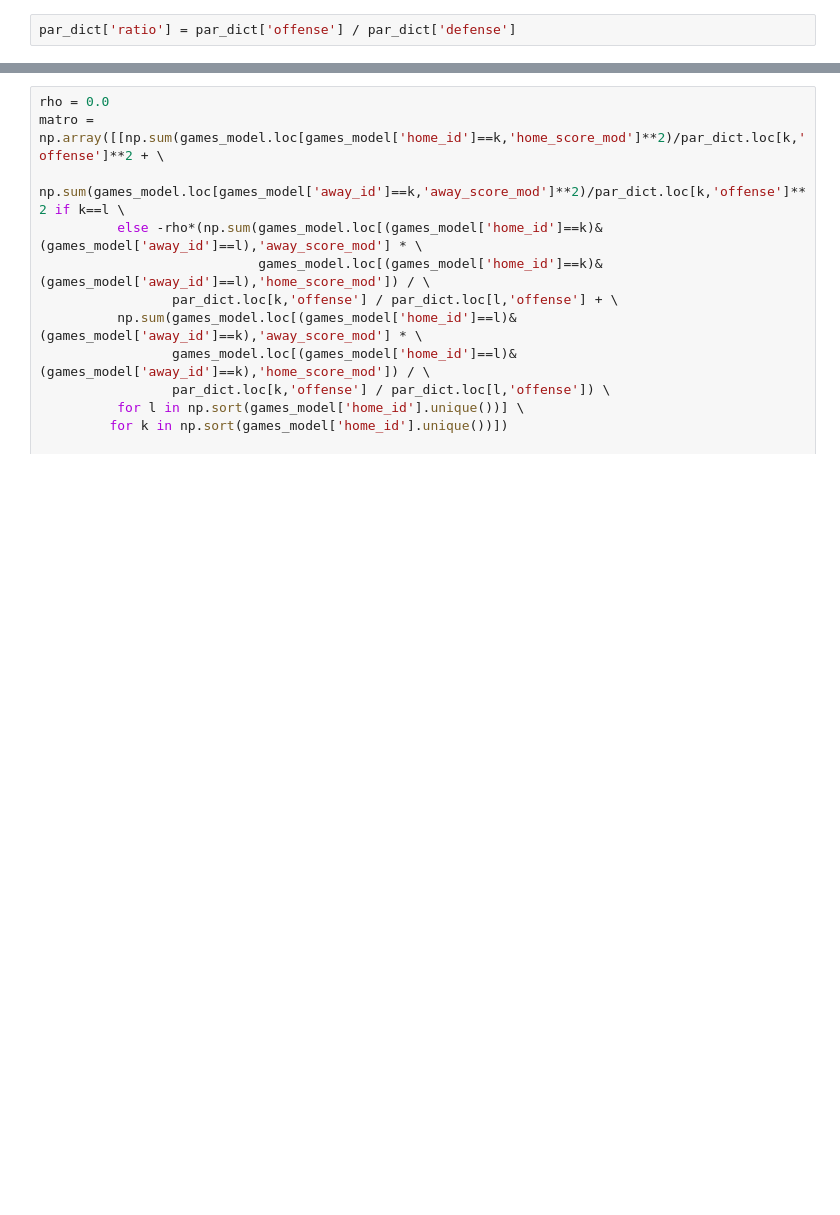
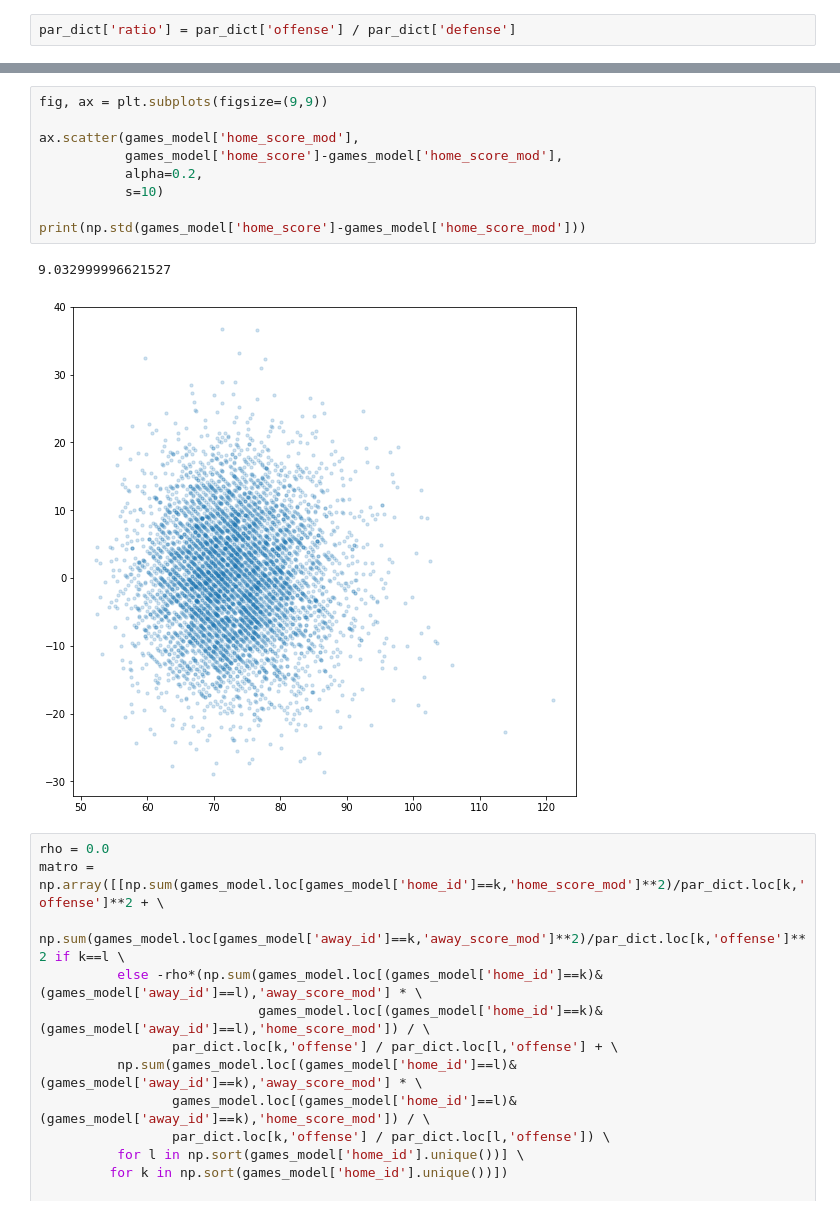
Before and after one commit to daviderics/Basketball-Model, a Jupyter notebook: bball_modeler.ipynb, the cells around one changed output, grey strips where cells are left out. Drawn from its saved outputs; the diff is of its cells as text; blank space fills up the shorter version.

```diff
--- a/bball_modeler.ipynb
+++ b/bball_modeler.ipynb
@@ -841,3 +1016,15 @@ games_model[(games_model['home_id']==2)&(games_model['away_id']==0)]
+# %%
+fig, ax = plt.subplots(figsize=(9,9))
+
+ax.scatter(games_model['home_score_mod'],
+           games_model['home_score']-games_model['home_score_mod'],
+           alpha=0.2,
+           s=10)
+
+print(np.std(games_model['home_score']-games_model['home_score_mod']))
+# %% [output]
+9.032999996621527
+[figure, added]
 # %%
 rho = 0.0
 matro = np.array([[np.sum(games_model.loc[games_model['home_id']==k,'home_score_mod']**2)/par_dict.loc[k,'offense']**2 + \
```
Also changed, not shown: parts of 17 cells of this notebook.
